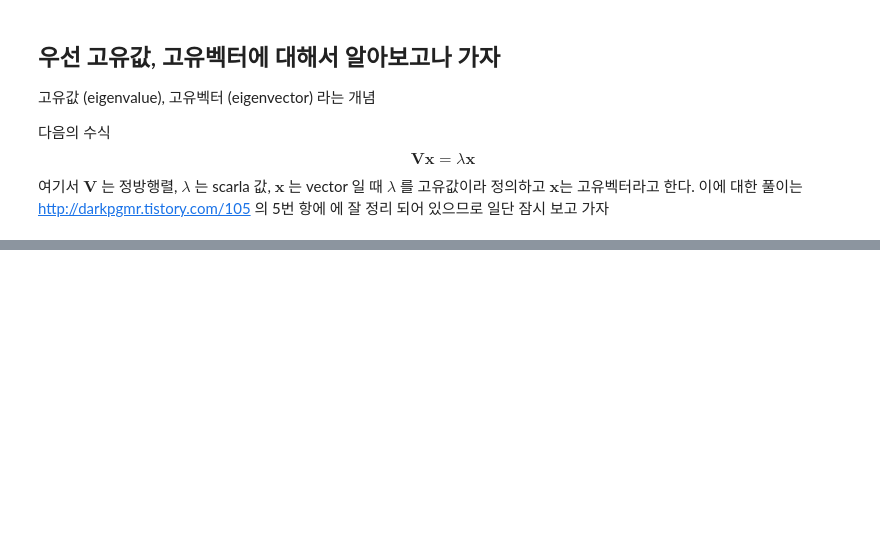
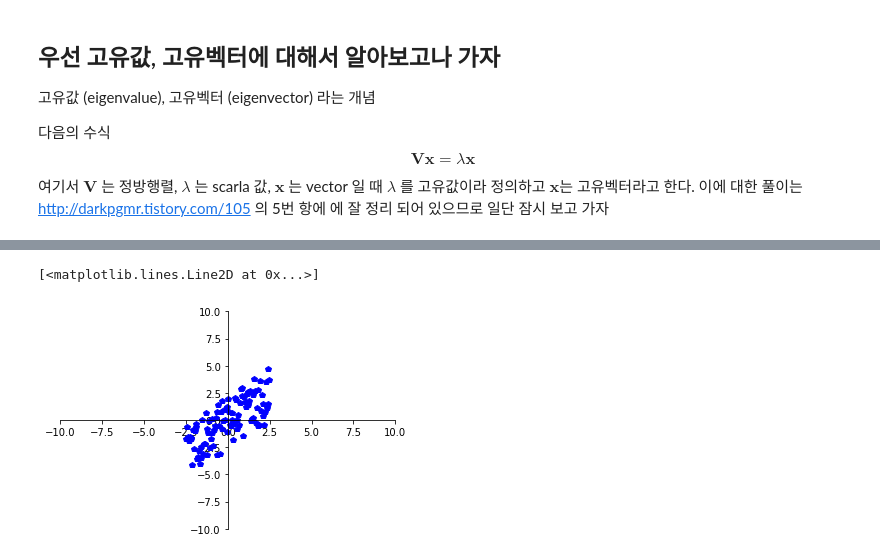
Before and after one commit to io2oi/selfstudy, a Jupyter notebook: pca_lecture/simplePCA.ipynb, the cells around one changed output, grey strips where cells are left out. Saved outputs shown, nothing was run; the diff lists cells and outputs as text; code cells hidden in the pictures; blank space fills up the shorter version.

```diff
--- a/pca_lecture/simplePCA.ipynb
+++ b/pca_lecture/simplePCA.ipynb
@@ -63,0 +99,11 @@ svd 를 이용한 CNV 분석의 의미
+# %%
+## 1단계
+## centralization
+muM = np.mean(vv,axis=1) # 행 방향 평균
+vv_center = (vv.transpose()-muM).transpose()
+fig=plt.figure(); ax = fig.add_subplot(1,1,1)
+set_axes(ax)
+ax.plot(vv_center[0],vv_center[1],"p",color='blue')
+# %% [output]
+[<matplotlib.lines.Line2D at 0x...>]
+[figure, added]
```
Also changed, not shown: parts of 18 cells of this notebook, 1 other file.
